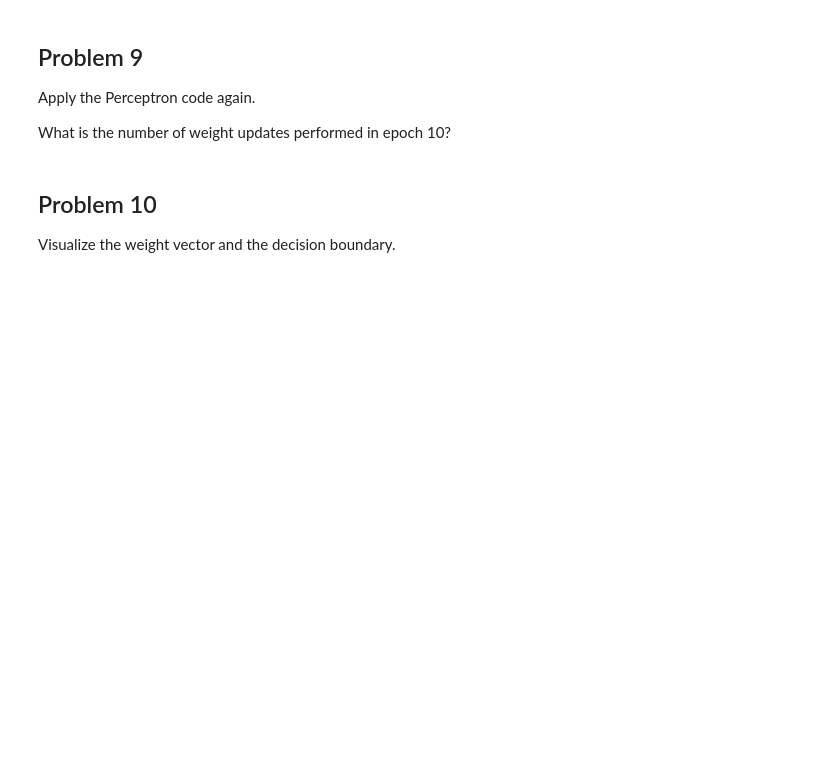
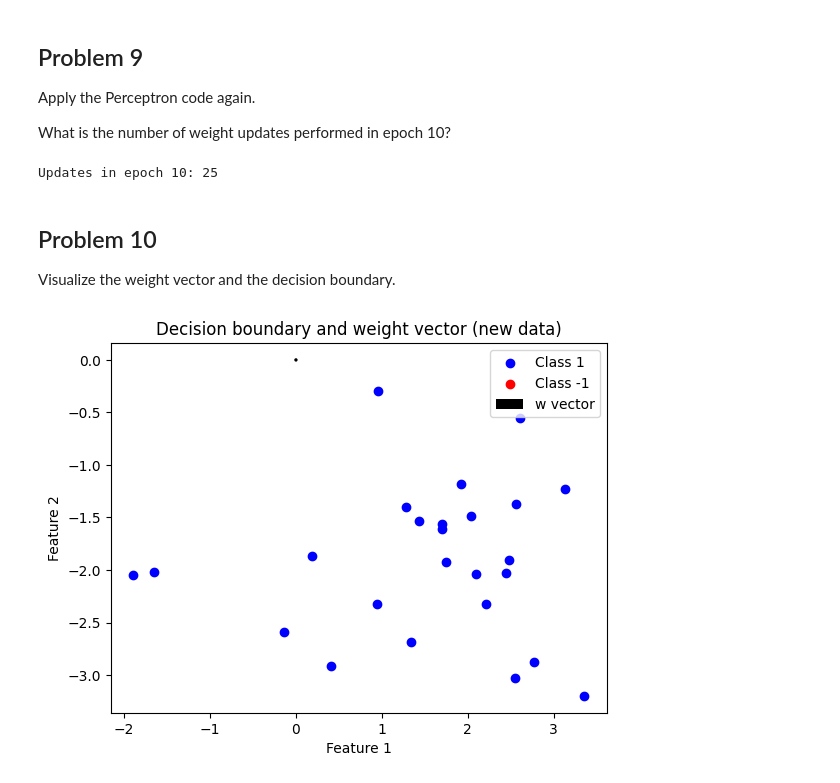
Before and after one commit to sathish-k7/MLT_Assignments, a Jupyter notebook: week9/W9_prog_ques.ipynb, the cells around one changed output. Cells and saved outputs as stored; diff of their text form; code cells hidden in the pictures; blank space fills up the shorter version.

```diff
--- a/week9/W9_prog_ques.ipynb
+++ b/week9/W9_prog_ques.ipynb
@@ -83,6 +168,37 @@ X, y = make_classification(n_samples=50, n_features=2, n_informative = 2, n_redu
 Apply the Perceptron code again.
 
 What is the number of weight updates performed in epoch 10?
+# %%
+# Problem 9: Perceptron on new data, updates in epoch 10
+w = np.zeros(X.shape[1])
+updates_per_epoch = []
+for epoch in range(10):
+    updates = 0
+    for xi, yi in zip(X, y):
+        pred = 1 if np.dot(w, xi) >= 0 else -1
+        if pred != yi:
+            w += xi * yi
+            updates += 1
+    updates_per_epoch.append(updates)
+print("Updates in epoch 10:", updates_per_epoch[9])
+# %% [output]
+Updates in epoch 10: 25
 # %% [markdown]
 ## Problem 10
 Visualize the weight vector and the decision boundary.
+# %%
+# Problem 10: Visualize the weight vector and decision boundary (new data)
+plt.scatter(X[y == 1, 0], X[y == 1, 1], color='b', label='Class 1')
+plt.scatter(X[y == -1, 0], X[y == -1, 1], color='r', label='Class -1')
+x_vals = np.linspace(X[:,0].min(), X[:,0].max(), 100)
+if w[1] != 0:
+    y_vals = -(w[0]/w[1])*x_vals
+    plt.plot(x_vals, y_vals, 'g--', label='Decision boundary')
+plt.quiver(0, 0, w[0], w[1], angles='xy', scale_units='xy', scale=1, color='k', label='w vector')
+plt.xlabel('Feature 1')
+plt.ylabel('Feature 2')
+plt.legend()
+plt.title('Decision boundary and weight vector (new data)')
+plt.show()
+# %% [output]
+[figure, added]
```
Also changed, not shown: parts of 8 cells of this notebook.
